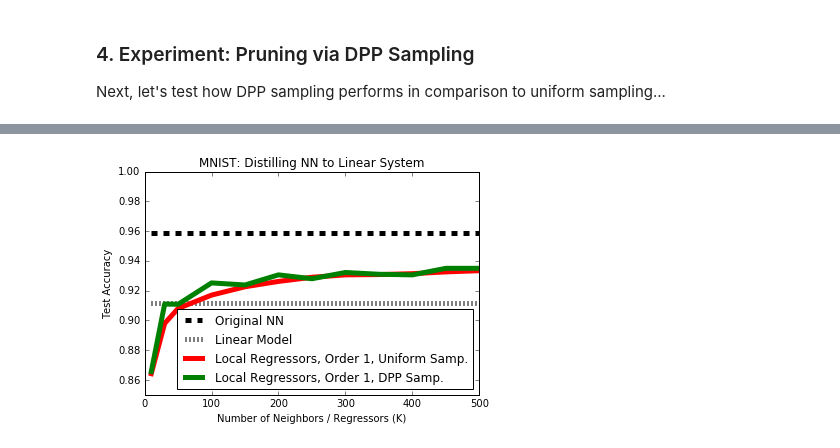
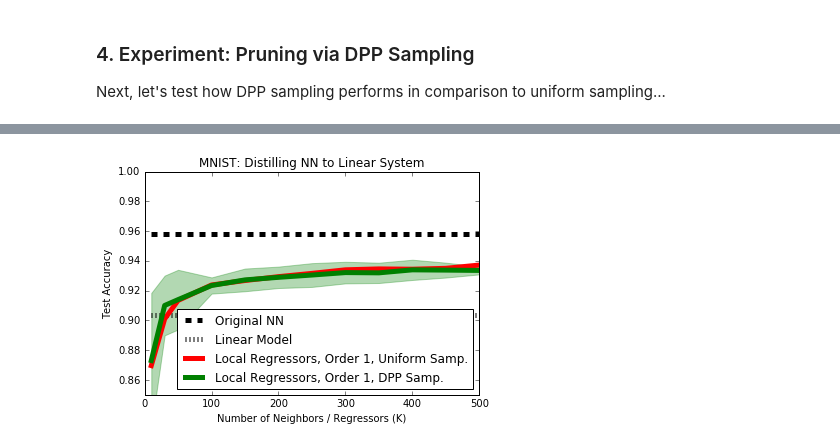
Before and after one commit to enalisnick/blog_sandbox, a Jupyter notebook: nn_distillation.ipynb, the cells around one changed output, grey strips where cells are left out. Cells and saved outputs as stored; diff of their text form; code cells hidden in the pictures.

```diff
--- a/nn_distillation.ipynb
+++ b/nn_distillation.ipynb
@@ -817,17 +816,29 @@ Test accuracy: 0.9114
 # %%
+all_test_mean = all_test.mean(axis=0)
+all_test_stds = all_test.std(axis=0)
+
+all_test_knn_mean = all_test_knn.mean(axis=0)
+all_test_knn_stds = all_test_knn.std(axis=0)
+
+all_test_fo_mean = all_test_fo.mean(axis=0)
+all_test_fo_stds =  all_test_fo.std(axis=0)
+
 #plt.plot([k*10 for k in Ks], [og_net_train_acc]*len(Ks), 'b--', linewidth=5, label="Original NN, Train")
 plt.plot([k*10 for k in Ks], [og_net_test_acc]*len(Ks), 'k--', linewidth=5, label="Original NN")
 
 #plt.plot([k*10 for k in Ks], [baseline_train_acc]*len(Ks), 'b:', linewidth=5, label="Linear Model, Train")
 plt.plot([k*10 for k in Ks], [baseline_test_acc]*len(Ks), 'k:', linewidth=5, label="Linear Model")
 
-plt.plot([k*10 for k in Ks], all_test_knn, 'b-', linewidth=5, label="Nonparam. Regression")
+plt.fill_between([k*10 for k in Ks], all_test_knn_mean - 3*all_test_knn_std, all_test_knn_mean + 3*all_test_knn_stds, interpolate=True, color='blue', alpha=.80)
+plt.plot([k*10 for k in Ks], all_test_knn_mean, 'b-', linewidth=5, label="Nonparam. Regression")
 
 #plt.plot([k*10 for k in Ks], all_train_knn, 'c-', linewidth=5, label="Local Regressors, Order 0, Train")
-plt.plot([k*10 for k in Ks], all_test_fo, 'r--', linewidth=5, label="Local Regressors, Order 0")
+plt.fill_between([k*10 for k in Ks], all_test_knn_mean - 3*all_test_knn_std, all_test_knn_mean + 3*all_test_knn_stds, interpolate=True, color='blue', alpha=.80)
+plt.plot([k*10 for k in Ks], all_test_fo_mean, 'r--', linewidth=5, label="Local Regressors, Order 0")
 
 #plt.plot([k*10 for k in Ks], all_train, 'b-', linewidth=5, label="Local Regressors, Order 1, Train")
-plt.plot([k*10 for k in Ks], all_test, 'r-', linewidth=5, label="Local Regressors, Order 1")
+plt.fill_between([k*10 for k in Ks], all_test_mean - 3*all_test_std, all_test_mean + 3*all_test_knn_stds, interpolate=True, color='blue', alpha=.80)
+plt.plot([k*10 for k in Ks], all_test_mean, 'r-', linewidth=5, label="Local Regressors, Order 1")
 
 plt.xlabel("Number of Neighbors / Regressors (K)")
 plt.ylabel("Test Accuracy")
@@ -858,10 +865,13 @@ print y_hats_for_kernel.shape
 # %%
 from dpp_functions import *
+import cPickle as cp
 
-vec_list = []
-val_list = []
-for i in range(n_classes):
-    gram_mat = np.dot(y_hats_for_kernel[i,:,:], y_hats_for_kernel[i,:,:].T)
-    vals, vecs = eig(gram_mat)
-    vec_list.append(vecs)
-    val_list.append(vals)
+#vec_list = []
+#val_list = []
+#for i in range(n_classes):
+#    gram_mat = np.dot(y_hats_for_kernel[i,:,:], y_hats_for_kernel[i,:,:].T)
+#    vals, vecs = eig(gram_mat)
+#    vec_list.append(vecs)
+#    val_list.append(vals)
+
+val_list, vec_list = cp.load(open("mnist_10k_kernel_decomp.pkl","rb"))
@@ -926,28 +953,33 @@ DPP: Test accuracy for K=50: 0.9378
 # %%
-dpp_test_acc_temp = [.8656, .9110, .9108, .9252, .9238, .9306, .9280, .9322, .9310, .9306, .9350, .9350]
+dpp_test_acc_temp = all_test[:9,:].mean(axis=0) #[.8656, .9110, .9108, .9252, .9238, .9306, .9280, .9322, .9310, .9306, .9350, .9350]
+dpp_test_std = all_test[:9, :].std(axis=0)
 
 #plt.plot([k*10 for k in Ks], [og_net_train_acc]*len(Ks), 'b--', linewidth=5, label="Original NN, Train")
 plt.plot([k*10 for k in Ks], [og_net_test_acc]*len(Ks), 'k--', linewidth=5, label="Original NN")
 
 #plt.plot([k*10 for k in Ks], [baseline_train_acc]*len(Ks), 'b:', linewidth=5, label="Linear Model, Train")
 plt.plot([k*10 for k in Ks], [baseline_test_acc]*len(Ks), 'k:', linewidth=5, label="Linear Model")
 
 #plt.plot([k*10 for k in Ks], all_test_knn, 'b-', linewidth=5, label="Nonparam. Regression")
 
 #plt.plot([k*10 for k in Ks], all_train_knn, 'c-', linewidth=5, label="Local Regressors, Order 0, Train")
 #plt.plot([k*10 for k in Ks], all_test_fo, 'r--', linewidth=5, label="Local Regressors, Order 0")
 
 #plt.plot([k*10 for k in Ks], all_train, 'b-', linewidth=5, label="Local Regressors, Order 1, Train")
-plt.plot([k*10 for k in Ks], all_test, 'r-', linewidth=5, label="Local Regressors, Order 1, Uniform Samp.")
+#plt.plot([k*10 for k in Ks], all_test, 'r-', linewidth=5, label="Local Regressors, Order 1, Uniform Samp.")
 
+plt.fill_between([k*10 for k in Ks], all_test_mean - 3*all_test_std, all_test_mean + 3*all_test_stds, interpolate=True, color='red', alpha=.50)
+plt.plot([k*10 for k in Ks], all_test_mean, 'r-', linewidth=5, label="Local Regressors, Order 1, Uniform Samp.")
+
+plt.fill_between([k*10 for k in Ks], dpp_test_acc_temp - 3*dpp_test_std, dpp_test_acc_temp + 3*dpp_test_std, interpolate=True, color='green', alpha=.30)
 plt.plot([k*10 for k in Ks], dpp_test_acc_temp, 'g-', linewidth=5, label="Local Regressors, Order 1, DPP Samp.")
 
 plt.xlabel("Number of Neighbors / Regressors (K)")
 plt.ylabel("Test Accuracy")
 plt.ylim([.85, 1])
 
 plt.title("MNIST: Distilling NN to Linear System")
 plt.legend(loc=4)
 plt.show()
 # %% [output]
-[figure, old version]
+[figure, new version]
```
Also changed, not shown: parts of 20 cells of this notebook.
